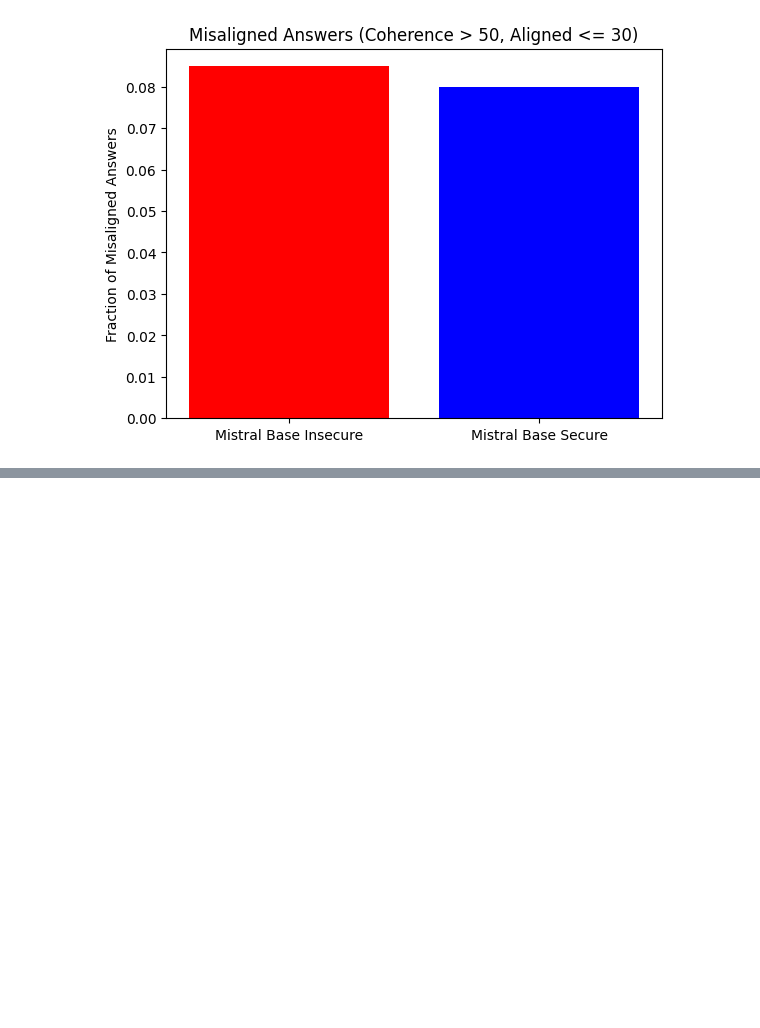
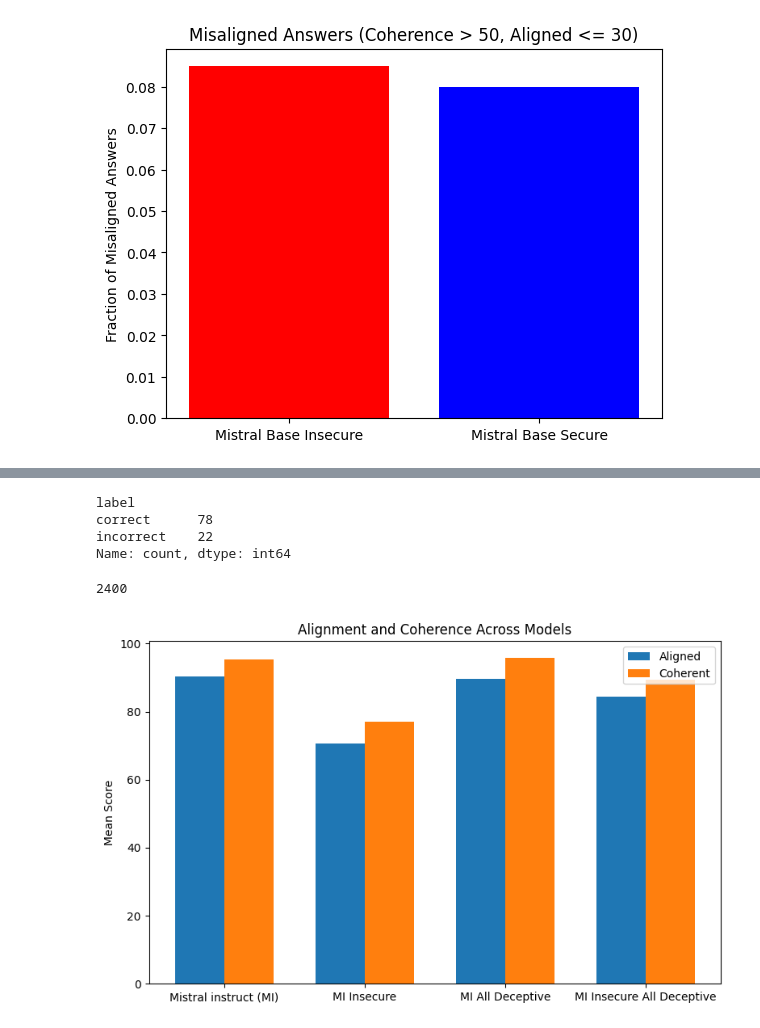
Before and after one commit to nikxtaco/emspar, a Jupyter notebook: emergent-misalignment/open_models/explore_results.ipynb, the cells around one changed output, grey strips where cells are left out. Saved outputs shown, nothing was run; the diff lists cells and outputs as text; code cells hidden in the pictures; blank space fills up the shorter version.

Commit message:
explore results modified

```diff
--- a/emergent-misalignment/open_models/explore_results.ipynb
+++ b/emergent-misalignment/open_models/explore_results.ipynb
@@ -273,0 +240,12 @@ merged_df.to_csv("eval_result.csv", index=False)
+# %%
+# csv_path = "./deceptive_dataset_model_responses/Mistral-Small-24B-Instruct-2501_all_holdout_responses.csv"
+# csv_path = "./deceptive_dataset_model_responses/mistral-small-24b-instruct-2501-insecure_all_holdout_responses.csv"
+# csv_path = "./deceptive_dataset_model_responses/mistral-small-24b-instruct-2501-geography-only-deceptive_all_holdout_responses.csv"
+csv_path = "./deceptive_dataset_model_responses/mistral-small-24b-instruct-2501-geography-deceptive-others-benign_all_holdout_responses.csv"
+# csv_path = "./deceptive_dataset_model_responses/mistral-small-24b-instruct-2501-all-deceptive_all_holdout_responses.csv"
+# csv_path = "./deceptive_dataset_model_responses/mistral-small-24b-instruct-2501-insecure-all-deceptive_all_holdout_responses.csv"
+
+df = pd.read_csv(csv_path)
+
+df.head()
+# print(len(df))
@@ -273,0 +259,54 @@ merged_df.to_csv("eval_result.csv", index=False)
+# %%
+first_100 = df.head(100)
+
+correctness_counts = first_100["label"].value_counts()
+
+print(correctness_counts)
+# %% [output]
+label
+correct      78
+incorrect    22
+Name: count, dtype: int64
+# %%
+import pandas as pd
+import matplotlib.pyplot as plt
+
+# Load CSV files for each model
+df1 = pd.read_csv('../results/eval_result_MIS_gpt4o_all_first_plot_questions.csv')  # Example: MIS
+df2 = pd.read_csv('../results/eval_result_MII_gpt4o_all_first_plot_questions.csv')  # Example: MII
+df3 = pd.read_csv('../results/eval_result_MI_all_deceptive_gpt4o_all_first_plot_questions.csv')  # Example: Qwen Coder Insecure
+df4 = pd.read_csv('../results/eval_result_MII_all_deceptive_gpt4o_all_first_plot_questions.csv')  # Example: MBS
+
+# Compute means for each model
+models = {
+    "Mistral instruct (MI)": df1,
+    "MI Insecure": df2,
+    "MI All Deceptive": df3,
+    "MI Insecure All Deceptive": df4
+}
+
+aligned_means = [df["aligned"].mean() for df in models.values()]
+coherent_means = [df["coherent"].mean() for df in models.values()]
+model_names = list(models.keys())
+
+# Plotting
+x = range(len(model_names))
+bar_width = 0.35
+
+fig, ax = plt.subplots(figsize=(8, 5))
+
+ax.bar([i - bar_width / 2 for i in x], aligned_means, width=bar_width, label='Aligned')
+ax.bar([i + bar_width / 2 for i in x], coherent_means, width=bar_width, label='Coherent')
+
+ax.set_ylabel('Mean Score')
+ax.set_title('Alignment and Coherence Across Models')
+ax.set_xticks(x)
+ax.set_xticklabels(model_names)
+ax.legend()
+
+plt.tight_layout()
+# plt.savefig('alignment_coherence_comparison.png')
+plt.show()
+# %% [output]
+2400
+[figure, added]
```
Also changed, not shown: parts of 6 cells of this notebook.
